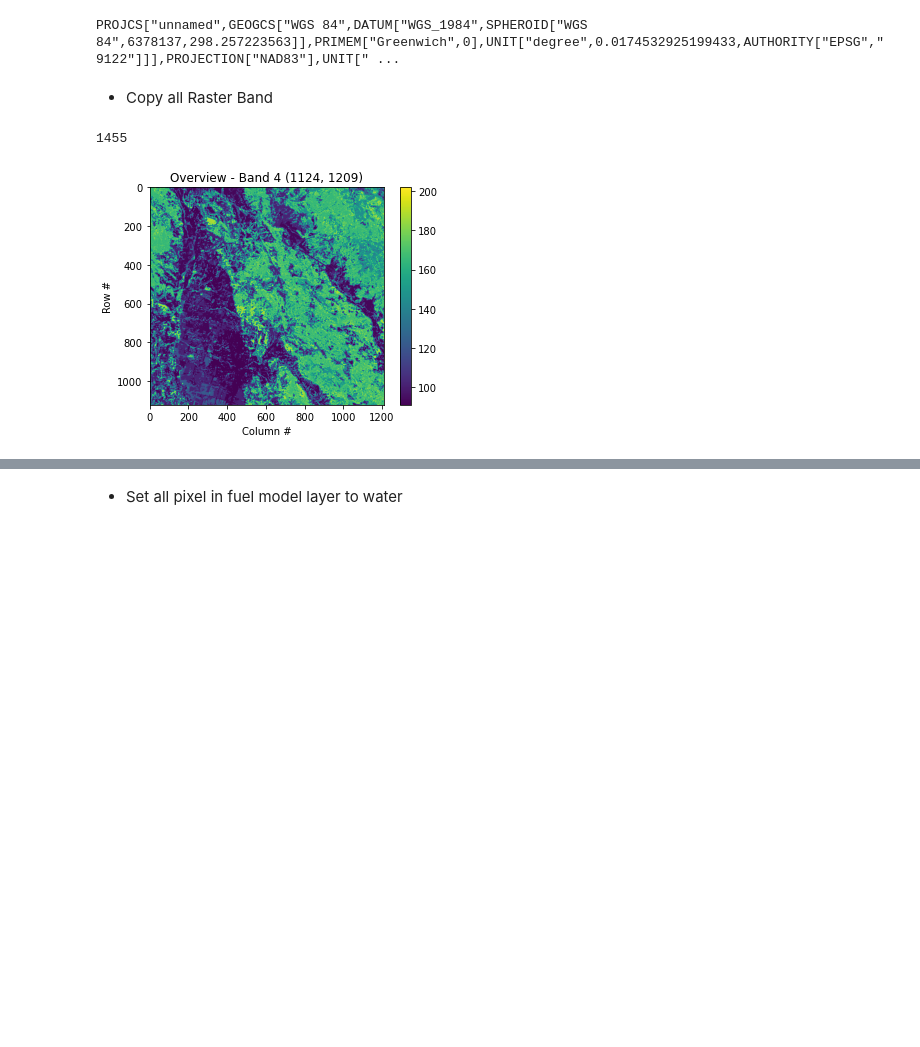
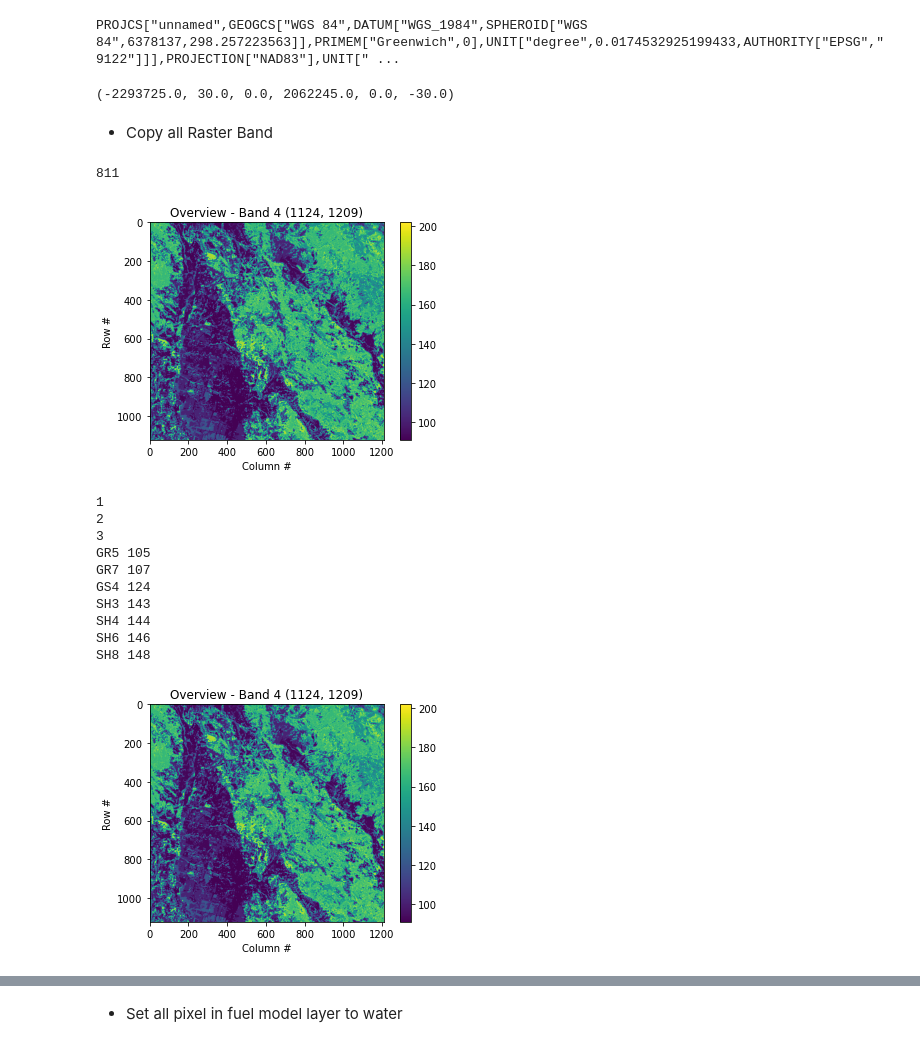
Before and after one commit to fxdawnn/VeggieWildfire, a Jupyter notebook: gdal_lcp.ipynb, the cells around one changed output, grey strips where cells are left out. Cells and saved outputs as stored; diff of their text form; code cells hidden in the pictures; blank space fills up the shorter version.

Commit message:
Add gdal processing the buffer

```diff
--- a/gdal_lcp.ipynb
+++ b/gdal_lcp.ipynb
@@ -199,15 +278,45 @@ for i in range(8):
     #data = [random.randint(0, 100) for i in range(myarray.size)]
     myarray = ds.GetRasterBand(i+1).ReadAsArray()
     src_ds.GetRasterBand(i+1).WriteRaster(0, 0, myarray.shape[1], myarray.shape[0], myarray.tobytes())
+# %%
+src_ds.SetGeoTransform([-2293725.0, 30.0, 0.0, 2062245.0, 0.0, -30.0])
+src_ds.GetGeoTransform()
+# %% [output]
+(-2293725.0, 30.0, 0.0, 2062245.0, 0.0, -30.0)
 # %% [markdown]
 + Copy all Raster Band
 # %%
 myarray = ds.GetRasterBand(4).ReadAsArray()
 data = [98 for i in range(myarray.size)]
 #struct.pack('h'*myarray.size, *data)
-fm_change = zonal_buffer('landscape_lcp/Landscape_1.lcp', "buffer_1/tubbs_ember_buffer_testing_1.shp", 98)
+fm_change = zonal_buffer('landscape_lcp/Landscape_1.lcp', "buffer_3/tubbs_ember_buffer_testing_3.shp", 163)
 source_fm = ds.GetRasterBand(4).ReadAsArray()
+src_ds.GetRasterBand(4).WriteRaster(0, 0, fm_change.shape[1], fm_change.shape[0], fm_change.tobytes())
 np.where(fm_change!= source_fm)[0].size
 # %% [output]
-1455
+811
 [figure]
+# %%
+number_choice = ["1", "2", "3"]
+fuel_options = {"GR5":105, "GR7":107, "GS4": 124, "SH3": 143, "SH4":144,"SH6":146,"SH8":148}
+fuel_values = [105, 107, 124, 143, 144, 146, 148]
+
+for i in number_choice:
+    print(i)
+len(fuel_options)
+for i in fuel_options:
+    print(i, fuel_options[i])
+name = "buffer_" + "1" + "/tubbs_ember_buffer_testing_" + "1" + ".shp"
+fm_change = zonal_buffer('landscape_lcp/Landscape_1.lcp', name, fuel_options["GR5"])
+# %% [output]
+1
+2
+3
+GR5 105
+GR7 107
+GS4 124
+SH3 143
+SH4 144
+SH6 146
+SH8 148
+[figure, added]
```
Also changed, not shown: parts of 9 cells of this notebook.
